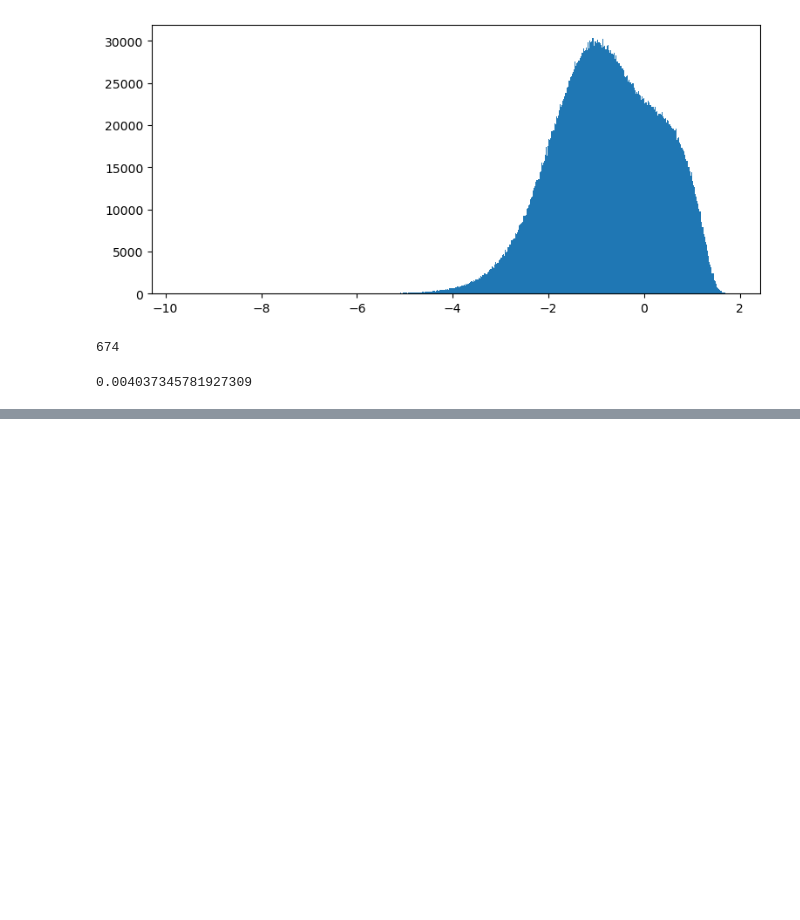
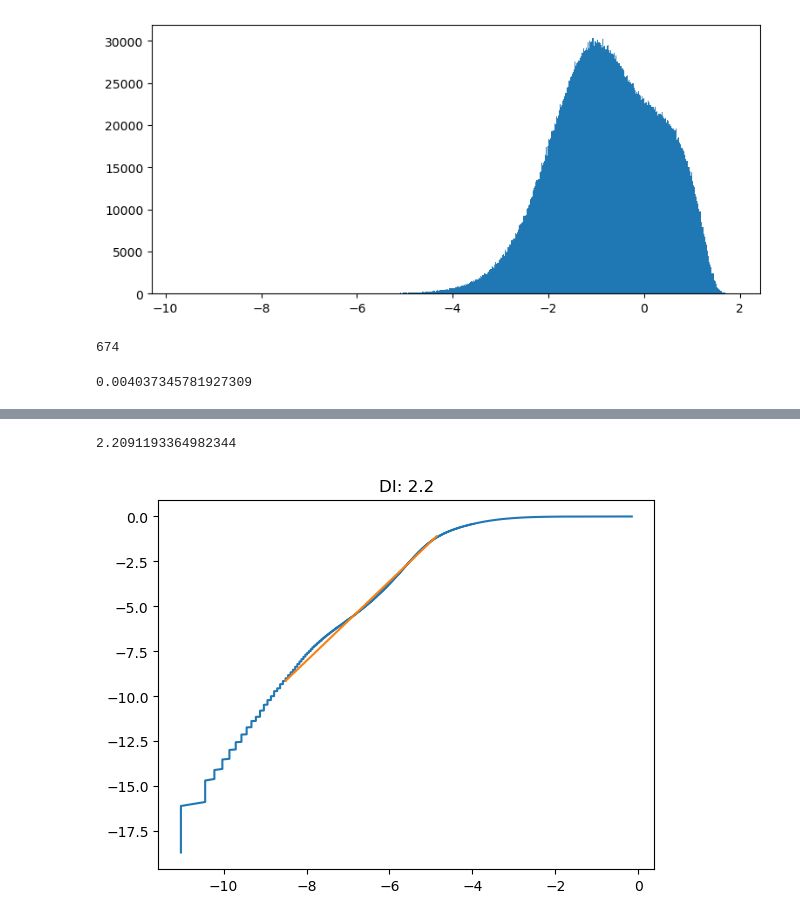
Before and after one commit to damidoriad/preditor-autoencoder, a Jupyter notebook: analise-DI-tempo.ipynb, the cells around one changed output, grey strips where cells are left out. Cells and saved outputs as stored; diff of their text form; code cells hidden in the pictures; blank space fills up the shorter version.

```diff
--- a/analise-DI-tempo.ipynb
+++ b/analise-DI-tempo.ipynb
@@ -197,0 +230,5 @@ getDIfix(ex, ey, printFLag=True)
+# %%
+getDI(ex, ey, printFLag=True, resaFlag=False)
+# %% [output]
+2.2091193364982344
+[figure, added]
```
Also changed, not shown: parts of 38 cells of this notebook.
